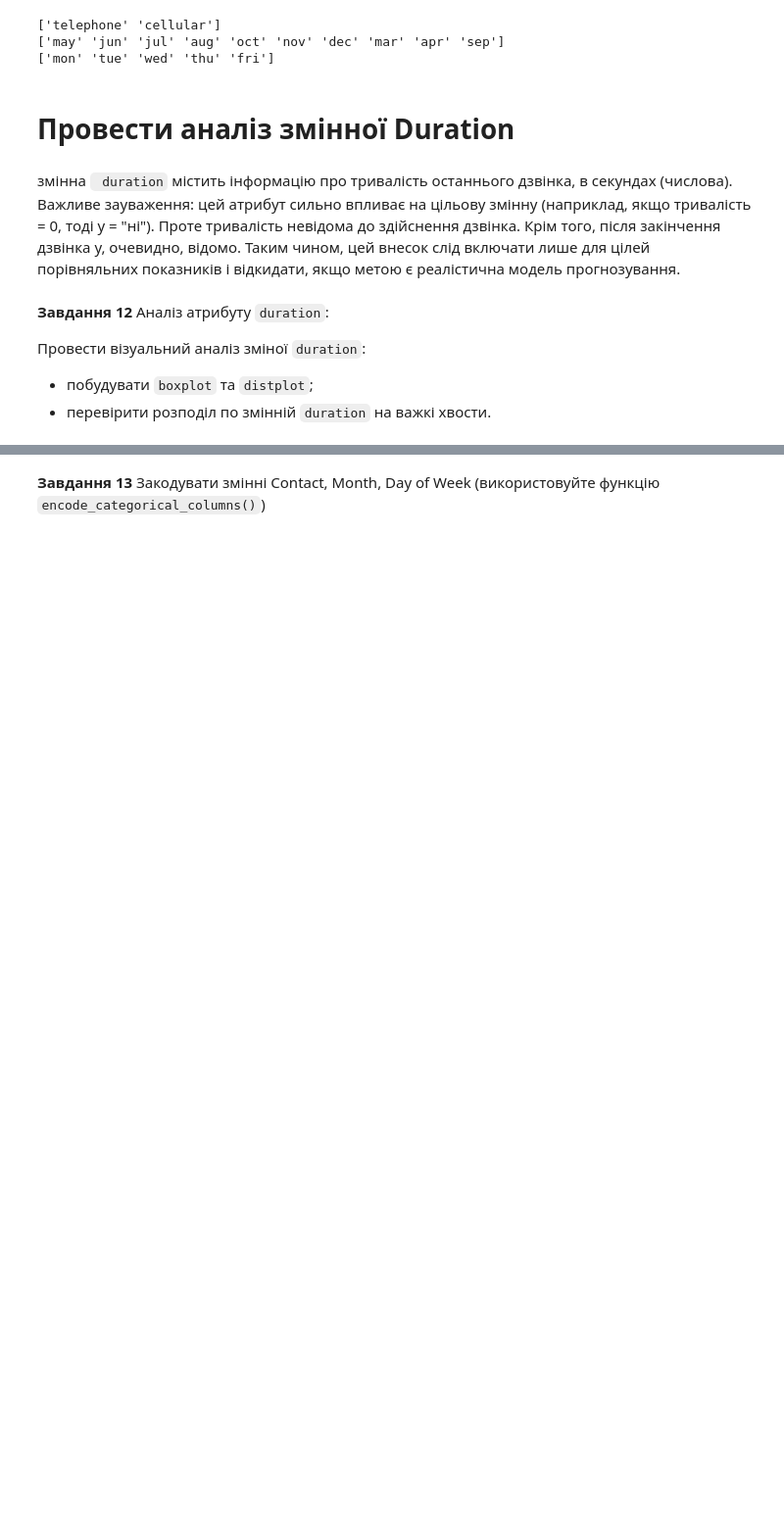
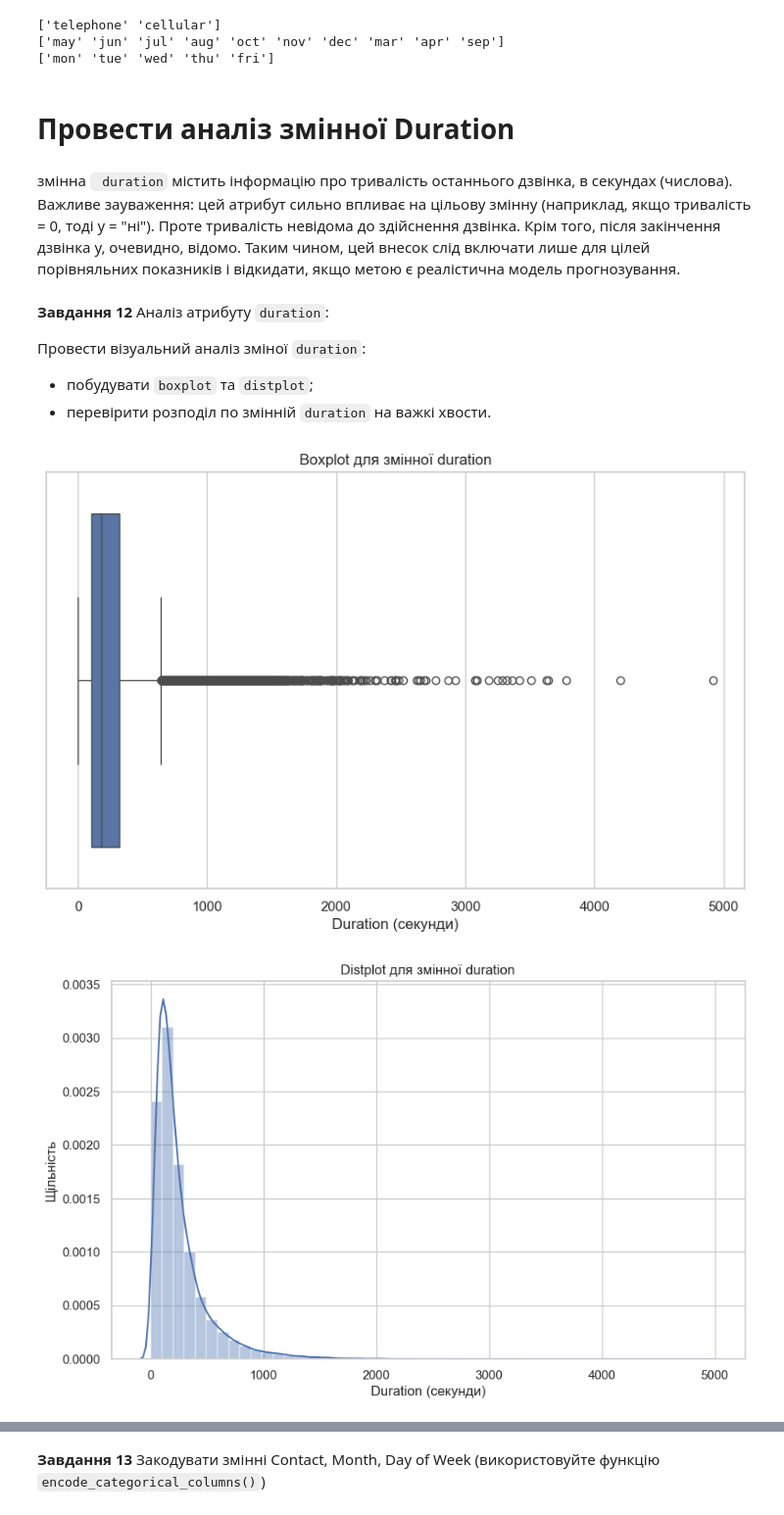
Before and after one commit to VladyslavFiniahin/Rep-AI, a Jupyter notebook: Task5_Classification.ipynb, the cells around one changed output, grey strips where cells are left out. Shown: that part at 98% size. Drawn from its saved outputs; the diff is of its cells as text; code cells hidden in the pictures; blank space fills up the shorter version.

```diff
--- a/Task5_Classification.ipynb
+++ b/Task5_Classification.ipynb
@@ -489,0 +488,35 @@ print(unique_day_of_week)
+# %%
+#code
+
+sns.set(style="whitegrid")
+
+plt.figure(figsize=(10, 6))
+sns.boxplot(x=df['duration'])
+plt.title('Boxplot для змінної duration')
+plt.xlabel('Duration (секунди)')
+plt.show()
+
+plt.figure(figsize=(10, 6))
+sns.distplot(df['duration'], kde=True, hist=True, bins=50)
+plt.title('Distplot для змінної duration')
+plt.xlabel('Duration (секунди)')
+plt.ylabel('Щільність')
+plt.show()
+
+Q1 = df['duration'].quantile(0.25)
+Q3 = df['duration'].quantile(0.75)
+IQR = Q3 - Q1
+lower_bound = Q1 - 1.5 * IQR
+upper_bound = Q3 + 1.5 * IQR
+
+print("Міжквартильний розмах (IQR):", IQR)
+print("Нижня межа для викидів:", lower_bound)
+print("Верхня межа для викидів:", upper_bound)
+
+outliers = df[(df['duration'] < lower_bound) | (df['duration'] > upper_bound)]
+print("\nКількість викидів у duration:", len(outliers))
+print("\nПерші кілька викидів у duration:")
+print(outliers[['duration']].head())
+# %% [output]
+[figure, added]
+[figure, added]
```
Also changed, not shown: parts of 21 cells of this notebook.
